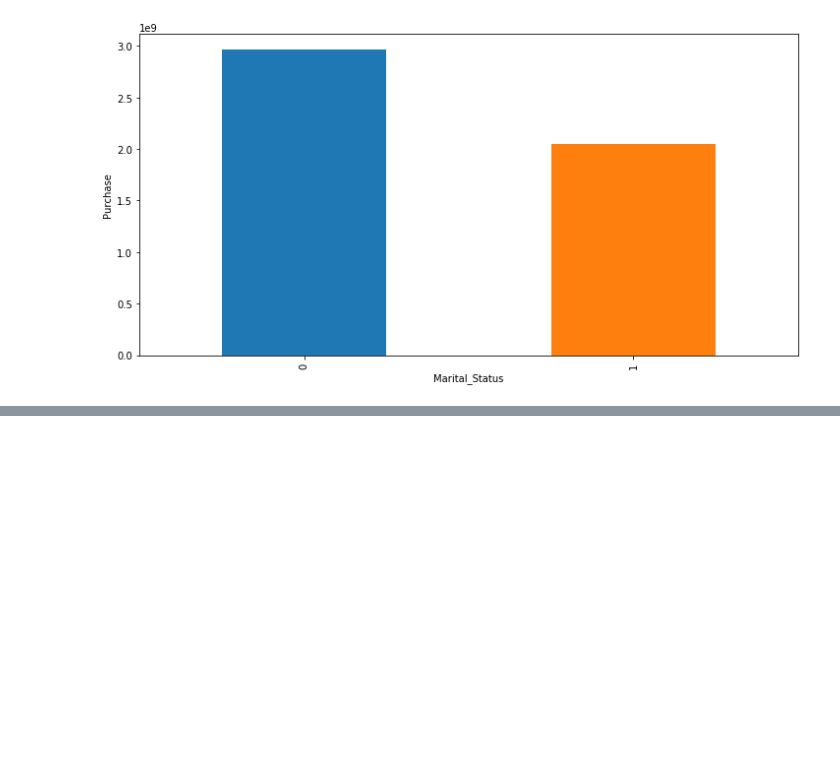
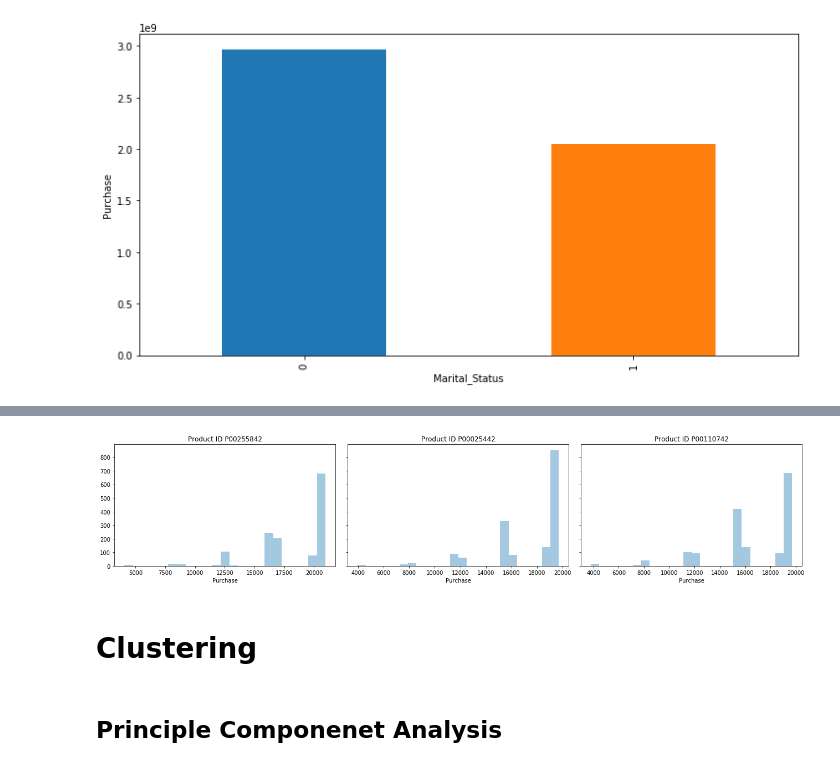
Before and after one commit to cpuguy96/f18-datascience-final, a Jupyter notebook: black_friday_analysis.ipynb, the cells around one changed output, grey strips where cells are left out. Saved outputs shown, nothing was run; the diff lists cells and outputs as text; code cells hidden in the pictures; blank space fills up the shorter version.

Commit message:
finished refactoring, added more figures to analysis

```diff
--- a/black_friday_analysis.ipynb
+++ b/black_friday_analysis.ipynb
@@ -298,25 +293,26 @@ array(['P00255842', 'P00110742', 'P00025442'], dtype=object)
 # %%
 # splits datasets based on demographics specified
-cats = ["Product_ID"]
-temp = [topdf]
+def create_custom_clusters(dataframe, cats):
+    temp = [dataframe]
 
-first = True
-for split in cats:
-    other_temp = []
-    for other in temp:
-        other_temp.append([other[other[split] == x] for x in other[split].unique()])
-    if first:
-        temp = other_temp[0]
-        first = False
-    else:
-        temp = []
-        for other in other_temp:
-            for some_other in other:
-                if not some_other.empty:
-                    temp.append(some_other)
+    first = True
+    for split in cats:
+        other_temp = []
+        for other in temp:
+            other_temp.append([other[other[split] == x] for x in other[split].unique()])
+        if first:
+            temp = other_temp[0]
+            first = False
+        else:
+            temp = []
+            for other in other_temp:
+                for some_other in other:
+                    if not some_other.empty:
+                        temp.append(some_other)
 
-custom_clusters = sorted(temp, key=len)
+    return sorted(temp, key=len)
 # %%
+custom_clusters = create_custom_clusters(topdf, ['Product_ID'])
 for temp in custom_clusters:
     fig, axes = plt.subplots(nrows=1, ncols=3,figsize=(18, 3))
     fig.tight_layout()
@@ -326,7 +322,7 @@ for temp in custom_clusters:
     temp['User_ID'].groupby(temp['Age']).nunique().plot(kind='bar',ax=axes[1])
     temp['User_ID'].groupby(temp['Occupation']).nunique().plot(kind='bar',ax=axes[2])
     plt.show()
-
+print("---------------------------------------------------------------------------------------------------------------------------\n")
 for temp in custom_clusters:
     fig, axes = plt.subplots(nrows=1, ncols=3,figsize=(18, 3))
     fig.tight_layout()
@@ -353,0 +350,12 @@ Product ID P00110742
+# %%
+n_cols = 3
+n_rows = 1
+fig, axs = plt.subplots(n_rows, n_cols, figsize = (18,4 * n_rows), sharey=True)
+for i, cluster in enumerate(custom_clusters):
+    axs[i].set_title('Product ID %s' % cluster.iloc[0]['Product_ID'])
+    sns.distplot(cluster['Purchase'], kde = False, ax = axs[i])
+plt.tight_layout()
+# %% [output]
+[figure, added]
+# %% [markdown]
+# Clustering
@@ -353,0 +423,2 @@ Product ID P00110742
+# %% [markdown]
+## Principle Componenet Analysis
```
Also changed, not shown: parts of 23 cells of this notebook, 7 other files.
